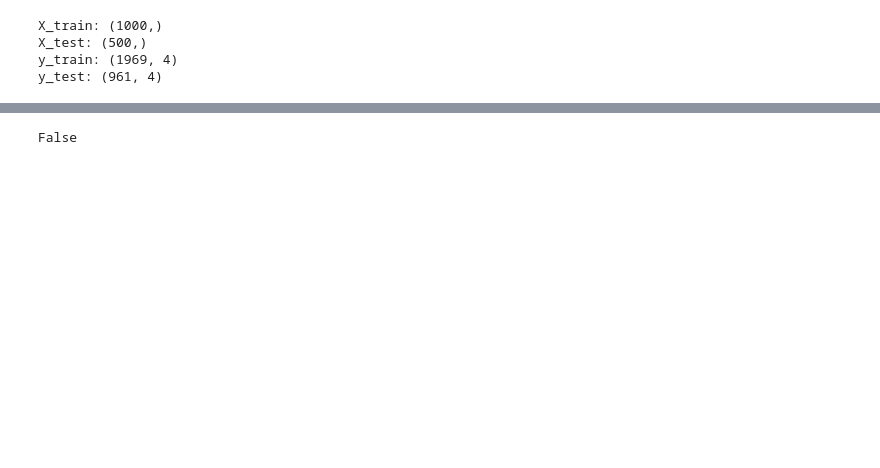
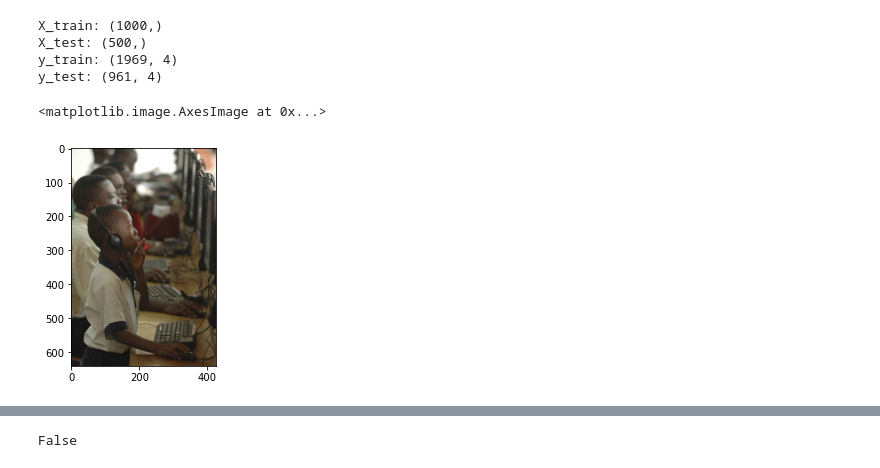
Before and after one commit to SebastianBitsch/face-detection, a Jupyter notebook: exploration.ipynb, the cells around one changed output, grey strips where cells are left out. Saved outputs shown, nothing was run; the diff lists cells and outputs as text; code cells hidden in the pictures; blank space fills up the shorter version.

```diff
--- a/exploration.ipynb
+++ b/exploration.ipynb
@@ -71,3 +214,8 @@ y_train: (1969, 4)
 y_test: (961, 4)
 # %%
 anno_ids = [im['id'] for im in train_dict['annotations']]
+# %%
+plt.imshow(X_train[4])
+# %% [output]
+<matplotlib.image.AxesImage at 0x...>
+[figure, added]
```
Also changed, not shown: parts of 15 cells of this notebook, 1 other file.
